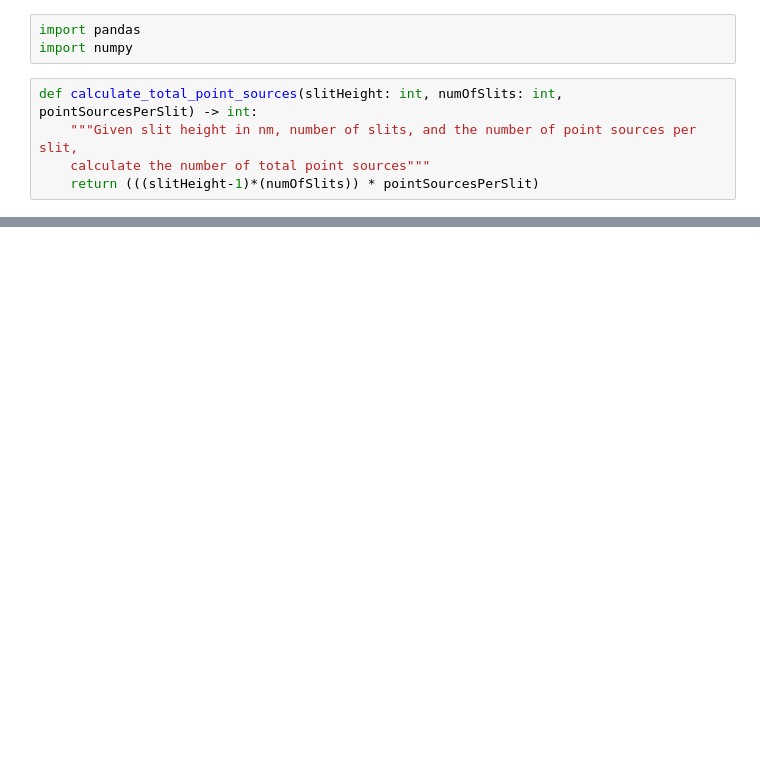
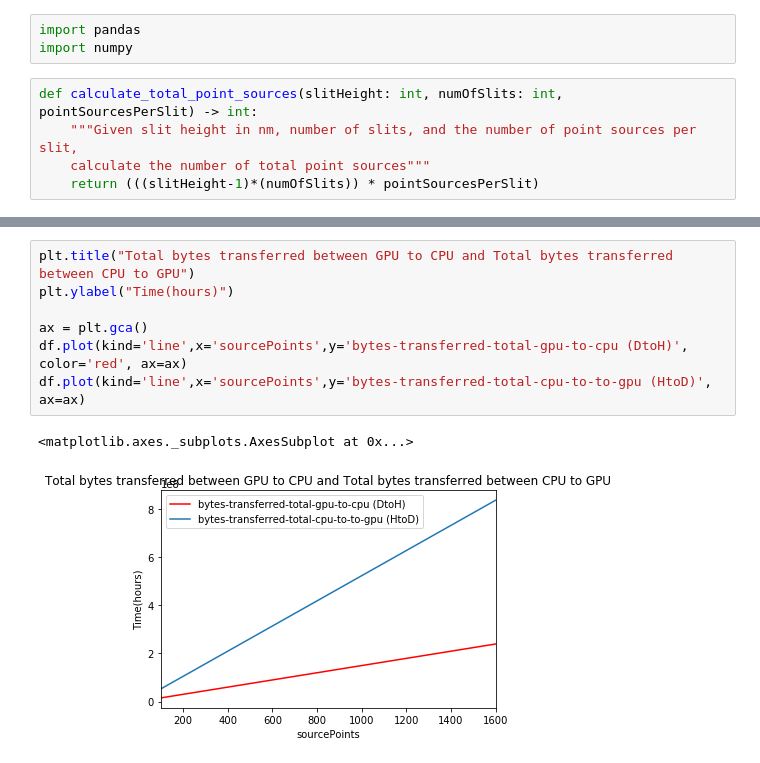
Before and after one commit to gtoledorodriguez/XRay-Optics-Simulation, a Jupyter notebook: notes/gpu-memory-usage/gpu-memory-test-stats.ipynb, the cells around one changed output, grey strips where cells are left out. Saved outputs shown, nothing was run; the diff lists cells and outputs as text; blank space fills up the shorter version.

```diff
--- a/notes/gpu-memory-usage/gpu-memory-test-stats.ipynb
+++ b/notes/gpu-memory-usage/gpu-memory-test-stats.ipynb
@@ -41,0 +70,10 @@ plt1 = df.plot(x='sourcePoints', y='total-time (hours)', style='o')
+# %%
+plt.title("Total bytes transferred between GPU to CPU and Total bytes transferred between CPU to GPU")
+plt.ylabel("Time(hours)")
+
+ax = plt.gca()
+df.plot(kind='line',x='sourcePoints',y='bytes-transferred-total-gpu-to-cpu (DtoH)', color='red', ax=ax)
+df.plot(kind='line',x='sourcePoints',y='bytes-transferred-total-cpu-to-to-gpu (HtoD)', ax=ax)
+# %% [output]
+<matplotlib.axes._subplots.AxesSubplot at 0x...>
+[figure, added]
```
Also changed, not shown: parts of 4 cells of this notebook.
